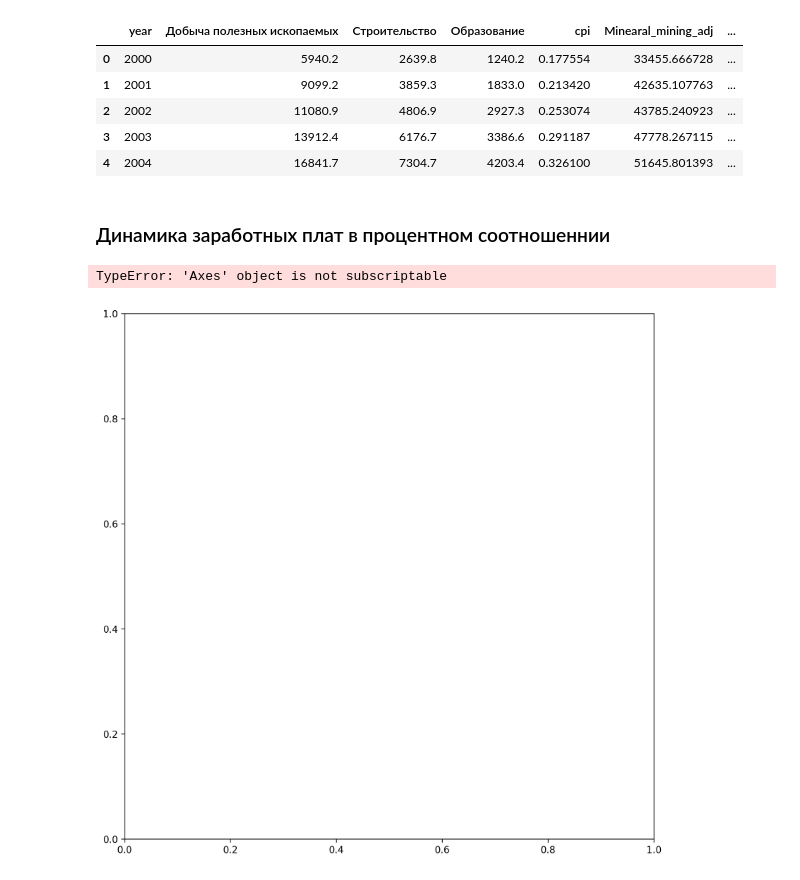
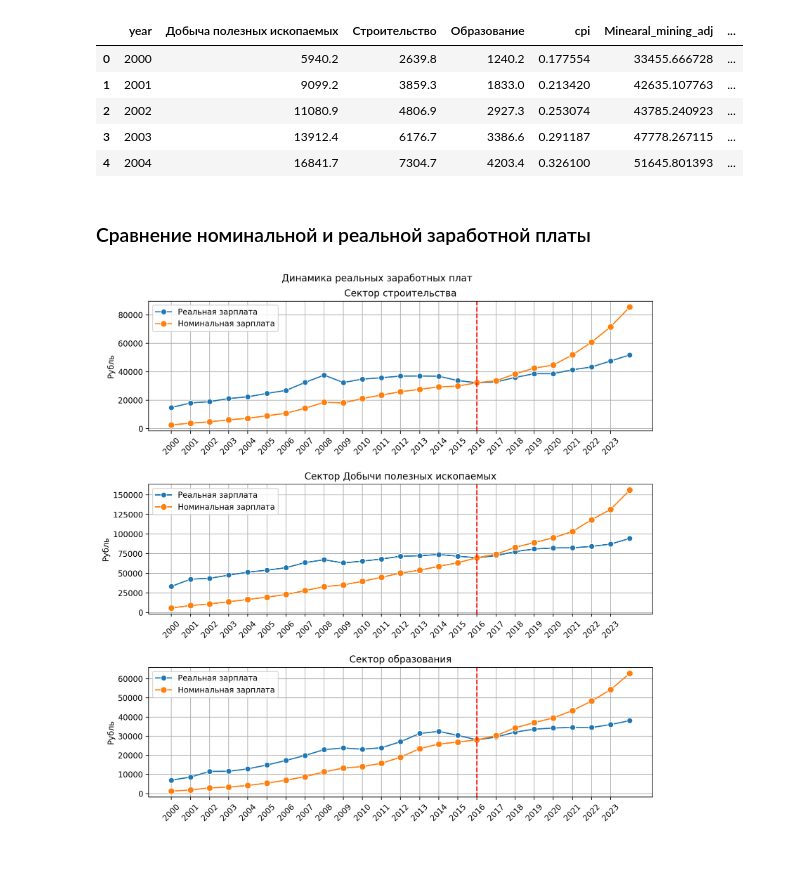
Before and after one commit to dmkhlnk/Streamlit, a Jupyter notebook: Analytics/Real_salary_in_Russia.ipynb, the cells around one changed output. Drawn from its saved outputs; the diff is of its cells as text; code cells hidden in the pictures.

```diff
--- a/Analytics/Real_salary_in_Russia.ipynb
+++ b/Analytics/Real_salary_in_Russia.ipynb
@@ -167,34 +167,33 @@ salary.head()
 | 3 | 2003 | 13912.4 | 6176.7 | 3386.6 | 0.291187 | 47778.267115 | ... |
 | 4 | 2004 | 16841.7 | 7304.7 | 4203.4 | 0.326100 | 51645.801393 | ... |
 # %% [markdown]
-### Динамика заработных плат в процентном соотношеннии
+### Сравнение номинальной и реальной заработной платы
 # %%
 vars = [['Construction_adj', 'Строительство'],
         ['Minearal_mining_adj', 'Добыча полезных ископаемых'],
         ['Education_adj', 'Образование']]
 
-fig, axes = plt.subplots(nrows=1, ncols=1, figsize=(10,10), dpi=200)
+fig, axes = plt.subplots(nrows=3, ncols=1, figsize=(10,10), dpi=200)
 titles = ['Сектор строительства',
           'Сектор Добычи полезных ископаемых',
           'Сектор образования']
 
 for i, (var_adj, var_nom) in enumerate(vars):
     sns.lineplot(data=salary, x='year', y=var_adj, ax=axes[i], label='Реальная зарплата', marker='o',
         markersize=7)
     sns.lineplot(data=salary, x='year', y=var_nom, ax=axes[i], label='Номинальная зарплата', marker='o',  # Точки на каждом значении
         markersize=8)
 
     axes[i].set_ylabel('Рубль')
     axes[i].set_xlabel('')
     axes[i].set_title(titles[i])
     axes[i].set_xticks(np.arange(2000, 2024, 1))
     axes[i].grid()
     axes[i].tick_params(axis='x', rotation=45)
     axes[i].axvline(2016, color='r', linestyle='--')
 
 
 fig.suptitle('Динамика реальных заработных плат')
 plt.tight_layout(h_pad=2.0)
 # %% [output]
-TypeError: 'Axes' object is not subscriptable
-[figure, old version]
+[figure, new version]
```
Also changed, not shown: parts of 2 cells of this notebook, 2 other files.
